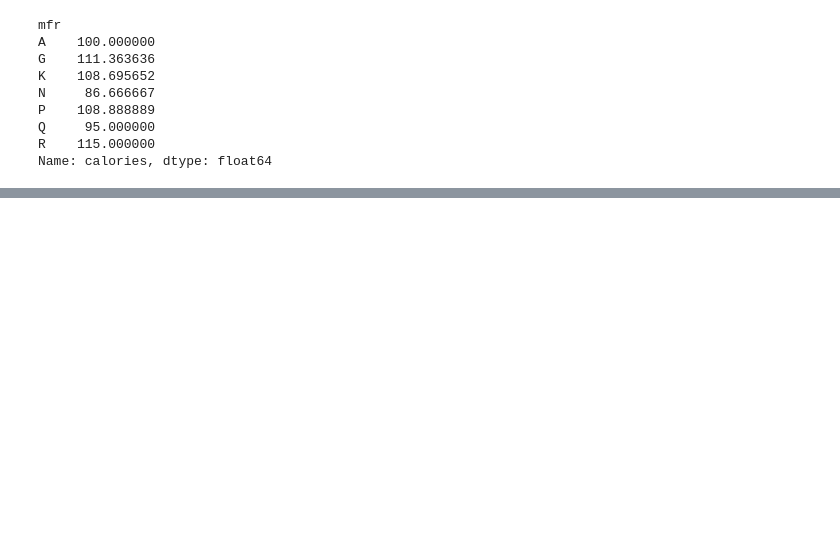
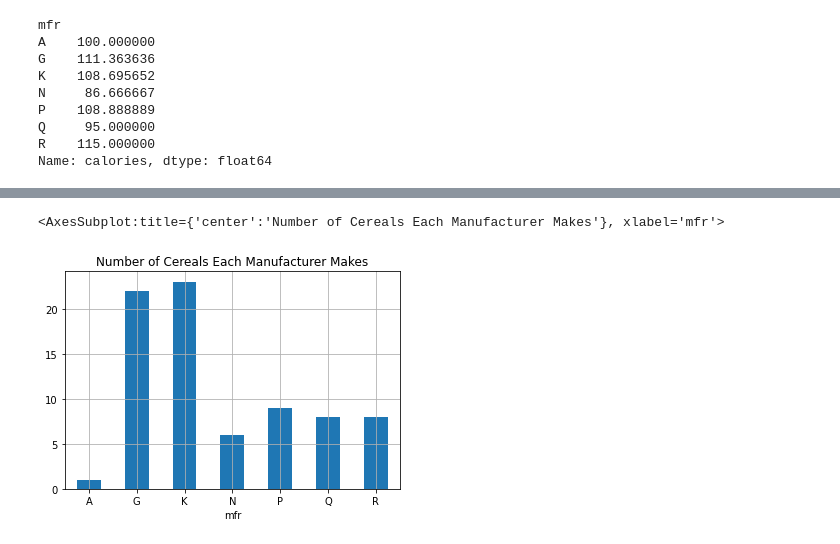
Before and after one commit to MichiganDataScienceTeam/MDST-Onboarding, a Jupyter notebook: tutorial0/tutorial0.ipynb, the cells around one changed output, grey strips where cells are left out. Cells and saved outputs as stored; diff of their text form; code cells hidden in the pictures; blank space fills up the shorter version.

```diff
--- a/tutorial0/tutorial0.ipynb
+++ b/tutorial0/tutorial0.ipynb
@@ -1378,0 +1569,6 @@ mfrs[["calories", "protein"]].agg({"calories": "mean", "protein": "max"})
+# %%
+# We will use bar graphs to visualize how many differnet cereals each manufacturer make (plot.bar)
+# First, let's group by manufacturer and count their cereals
+
+num_by_mfr = df.groupby("mfr")["name"].count()
+num_by_mfr
@@ -1378,0 +1585,5 @@ mfrs[["calories", "protein"]].agg({"calories": "mean", "protein": "max"})
+# %%
+num_by_mfr.plot.bar(title="Number of Cereals Each Manufacturer Makes", grid="True", rot=0)
+# %% [output]
+<AxesSubplot:title={'center':'Number of Cereals Each Manufacturer Makes'}, xlabel='mfr'>
+[figure, added]
```
Also changed, not shown: parts of 73 cells of this notebook.
